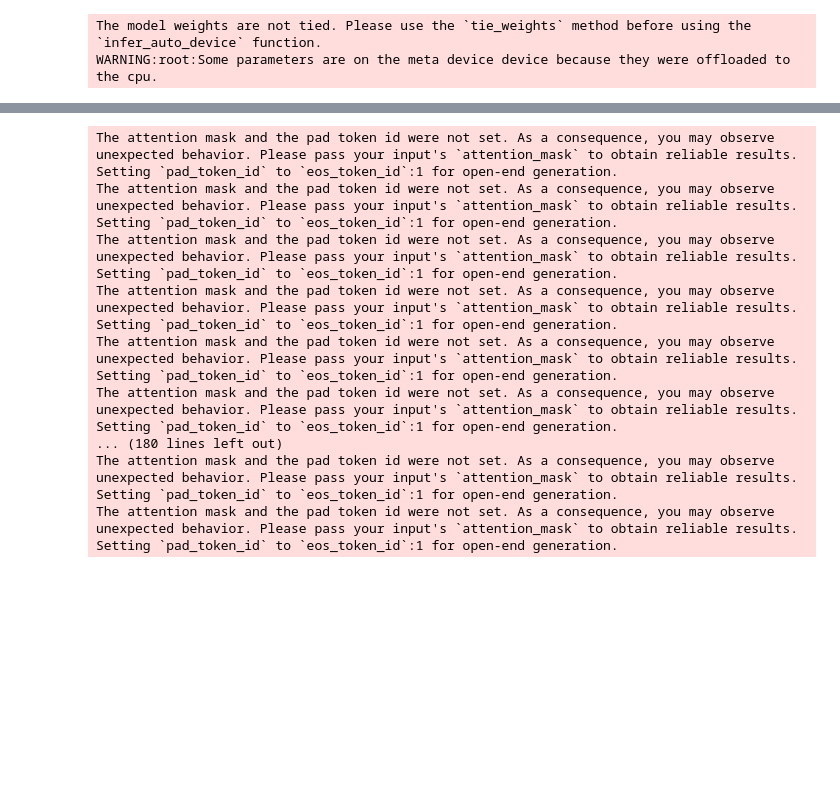
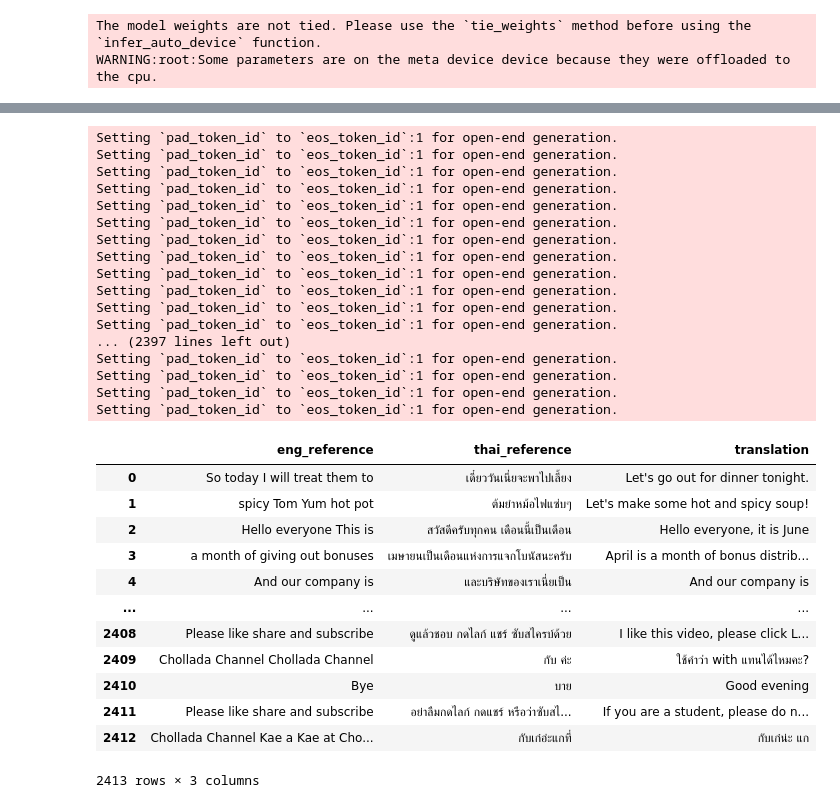
Before and after one commit to dylanlo8/ASR, a Jupyter notebook: sealion.ipynb, the cells around one changed output, grey strips where cells are left out. Saved outputs shown, nothing was run; the diff lists cells and outputs as text; code cells hidden in the pictures; blank space fills up the shorter version.

Commit message:
Update sealion code

```diff
--- a/sealion.ipynb
+++ b/sealion.ipynb
@@ -191,10 +175,26 @@ KeyError: 'temperature'
 # %%
+# Import model
 model = AutoModelForCausalLM.from_pretrained(
-    "aisingapore/sealion7b-instruct-nc",
+    "aisingapore/sea-lion-7b-instruct",
     trust_remote_code=True,
-    device_map="auto",
-    low_cpu_mem_usage=True
+    device_map = 'auto'
 )
 # %% [output]
 The model weights are not tied. Please use the `tie_weights` method before using the `infer_auto_device` function.
 WARNING:root:Some parameters are on the meta device device because they were offloaded to the cpu.
+# %%
+# Example Use Case
+
+# Prompt template
+prompt_template = "### USER:\nTranslate the following to English. Do not need to form full sentence. {human_prompt}\n\n### RESPONSE:\n"
+prompt = """เมษายนเป็นเดือนแห่งการแจกโบนัสนะครับ"""
+full_prompt = prompt_template.format(human_prompt=prompt)
+
+tokens = tokenizer(full_prompt, return_tensors="pt")
+
+output = model.generate(
+    tokens["input_ids"],
+    attention_mask = tokens["attention_mask"],
+    **generation_kwargs,
+)
+print(tokenizer.decode(output[0], skip_special_tokens=True))
@@ -201,37 +268,60 @@ WARNING:root:Some parameters are on the meta device device because they were off
 # %%
+# Prompt template
+prompt_template = "### USER:\nTranslate the following to English. {human_prompt}\n\n### RESPONSE:\n"
+
 # Generate tokens and generate output
 def generate_translation(reference_df):
 
     def translate_thai(prompt):
-        tokens = tokenizer(prompt, return_tensors="pt")
+        full_prompt = prompt_template.format(human_prompt=prompt)
+        # Retrieve tokens
+        tokens = tokenizer(full_prompt, return_tensors="pt")
+        # Generate output
         output = model.generate(
             tokens["input_ids"],
+            attention_mask = tokens["attention_mask"],
             **generation_kwargs,
         )
-        translation = tokenizer.decode(output[0], skip_special_tokens=True)
-        translation = translation.partition("RESPONSE:\n")[2]
+        # Decode output embeddings
+        decoded_output = tokenizer.decode(output[0], skip_special_tokens=True)
+        # Trim to obtain output from formatted response
+        translation = decoded_output.partition("RESPONSE:\n")[2]
+
         return translation
 
-    reference_df['translation'] = reference_df['prompts'].apply(translate_thai)
+    reference_df['translation'] = reference_df['thai_reference'].apply(translate_thai)
     return reference_df
 
 combined_df = generate_translation(combined_df)
 combined_df
 # %% [output]
-The attention mask and the pad token id were not set. As a consequence, you may observe unexpected behavior. Please pass your input's `attention_mask` to obtain reliable results.
 Setting `pad_token_id` to `eos_token_id`:1 for open-end generation.
-The attention mask and the pad token id were not set. As a consequence, you may observe unexpected behavior. Please pass your input's `attention_mask` to obtain reliable results.
 Setting `pad_token_id` to `eos_token_id`:1 for open-end generation.
-The attention mask and the pad token id were not set. As a consequence, you may observe unexpected behavior. Please pass your input's `attention_mask` to obtain reliable results.
 Setting `pad_token_id` to `eos_token_id`:1 for open-end generation.
-The attention mask and the pad token id were not set. As a consequence, you may observe unexpected behavior. Please pass your input's `attention_mask` to obtain reliable results.
 Setting `pad_token_id` to `eos_token_id`:1 for open-end generation.
-The attention mask and the pad token id were not set. As a consequence, you may observe unexpected behavior. Please pass your input's `attention_mask` to obtain reliable results.
 Setting `pad_token_id` to `eos_token_id`:1 for open-end generation.
-The attention mask and the pad token id were not set. As a consequence, you may observe unexpected behavior. Please pass your input's `attention_mask` to obtain reliable results.
 Setting `pad_token_id` to `eos_token_id`:1 for open-end generation.
-... (180 lines left out)
-The attention mask and the pad token id were not set. As a consequence, you may observe unexpected behavior. Please pass your input's `attention_mask` to obtain reliable results.
 Setting `pad_token_id` to `eos_token_id`:1 for open-end generation.
-The attention mask and the pad token id were not set. As a consequence, you may observe unexpected behavior. Please pass your input's `attention_mask` to obtain reliable results.
 Setting `pad_token_id` to `eos_token_id`:1 for open-end generation.
+Setting `pad_token_id` to `eos_token_id`:1 for open-end generation.
+Setting `pad_token_id` to `eos_token_id`:1 for open-end generation.
+Setting `pad_token_id` to `eos_token_id`:1 for open-end generation.
+Setting `pad_token_id` to `eos_token_id`:1 for open-end generation.
+... (2397 lines left out)
+Setting `pad_token_id` to `eos_token_id`:1 for open-end generation.
+Setting `pad_token_id` to `eos_token_id`:1 for open-end generation.
+Setting `pad_token_id` to `eos_token_id`:1 for open-end generation.
+Setting `pad_token_id` to `eos_token_id`:1 for open-end generation.
+|  | eng_reference | thai_reference | translation |
+| 0 | So today I will treat them to | เดี๋ยววันเนี่ยจะพาไปเลี้ยง | Let's go out for dinner tonight. |
+| 1 | spicy Tom Yum hot pot | ต้มยำหม้อไฟแซ่บๆ | Let's make some hot and spicy soup! |
+| 2 | Hello everyone This is | สวัสดีครับทุกคน เดือนนี้เป็นเดือน | Hello everyone, it is June |
+| 3 | a month of giving out bonuses | เมษายนเป็นเดือนแห่งการแจกโบนัสนะครับ | April is a month of bonus distrib... |
+| 4 | And our company is | และบริษัทของเราเนี่ยเป็น | And our company is |
+| ... | ... | ... | ... |
+| 2408 | Please like share and subscribe | ดูแล้วชอบ กดไลก์ แชร์ ซับสไครบ์ด้วย | I like this video, please click L... |
+| 2409 | Chollada Channel Chollada Channel | กับ ค่ะ | ใช้คำว่า with แทนได้ไหมคะ? |
+| 2410 | Bye | บาย | Good evening |
+| 2411 | Please like share and subscribe | อย่าลืมกดไลก์ กดแชร์ หรือว่าซับสไ... | If you are a student, please do n... |
+| 2412 | Chollada Channel Kae a Kae at Cho... | กับเก๋อ่ะแกที่ | กับเก๋น่ะ แก |
+2413 rows × 3 columns
```
Also changed, not shown: parts of 12 cells of this notebook.
